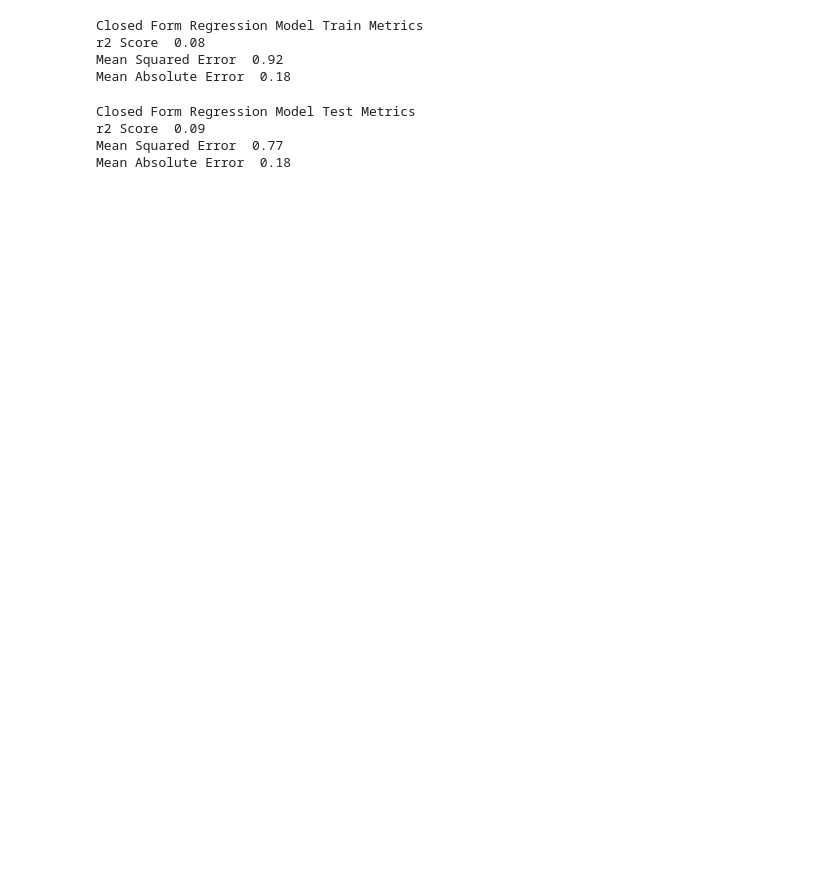
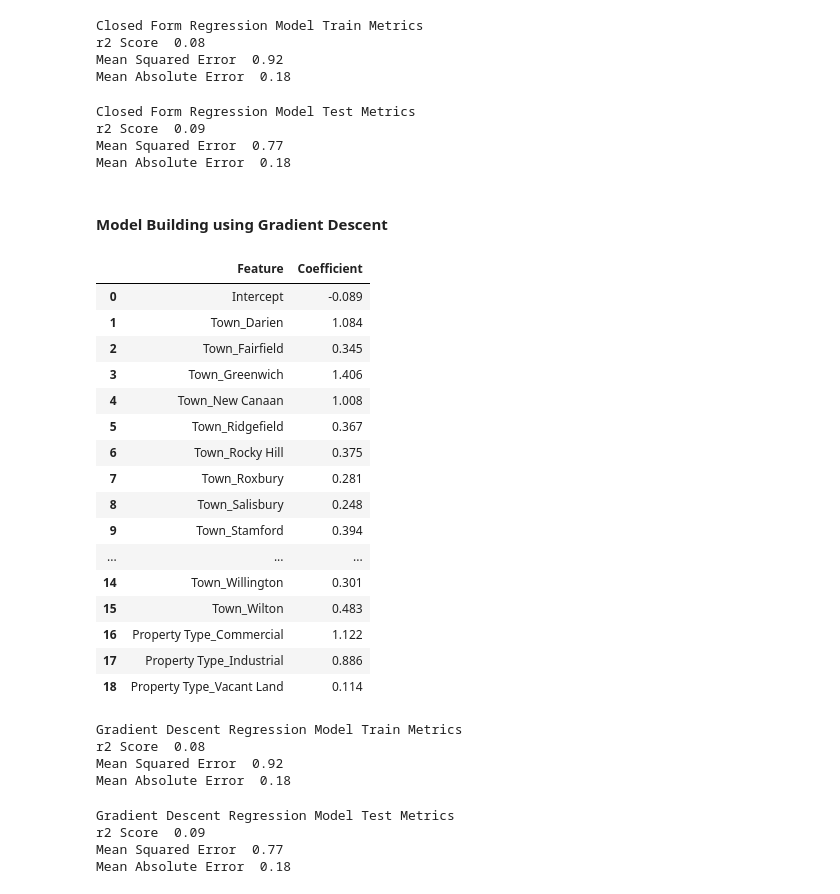
Before and after one commit to modelverseml/ml_linear_regression, a Jupyter notebook: linear_regression.ipynb, the cells around one changed output. Drawn from its saved outputs; the diff is of its cells as text; code cells hidden in the pictures; blank space fills up the shorter version.

```diff
--- a/linear_regression.ipynb
+++ b/linear_regression.ipynb
@@ -647,5 +623,54 @@ Closed Form Regression Model Test Metrics
 r2 Score  0.09
 Mean Squared Error  0.77
 Mean Absolute Error  0.18
+# %% [markdown]
+#### Model Building using Gradient Descent
+# %%
+## Gradient Descent
+
+import gradient_descent_model_building
+
+# reload the whole module
+importlib.reload(gradient_descent_model_building)
+
+from gradient_descent_model_building import GradientDescentRegressionModel
+
+gd_rm = GradientDescentRegressionModel(X_train[final_features],y_train)
+gd_rm.build_model()
+gd_rm.get_prameters()
+# %% [output]
+|  | Feature | Coefficient |
+| 0 | Intercept | -0.089 |
+| 1 | Town_Darien | 1.084 |
+| 2 | Town_Fairfield | 0.345 |
+| 3 | Town_Greenwich | 1.406 |
+| 4 | Town_New Canaan | 1.008 |
+| 5 | Town_Ridgefield | 0.367 |
+| 6 | Town_Rocky Hill | 0.375 |
+| 7 | Town_Roxbury | 0.281 |
+| 8 | Town_Salisbury | 0.248 |
+| 9 | Town_Stamford | 0.394 |
+| ... | ... | ... |
+| 14 | Town_Willington | 0.301 |
+| 15 | Town_Wilton | 0.483 |
+| 16 | Property Type_Commercial | 1.122 |
+| 17 | Property Type_Industrial | 0.886 |
+| 18 | Property Type_Vacant Land | 0.114 |
 # %%
-# metrics.plot_residuals()
+gd_rm_train_metrics = RegressionMetrics(y_train,gd_rm.predict(X_train[final_features]))
+print('Gradient Descent Regression Model Train Metrics')
+gd_rm_train_metrics.get_metrics()
+# %% [output]
+Gradient Descent Regression Model Train Metrics
+r2 Score  0.08
+Mean Squared Error  0.92
+Mean Absolute Error  0.18
+# %%
+gd_rm_test_metrics = RegressionMetrics(y_test,gd_rm.predict(X_test[final_features]))
+print('Gradient Descent Regression Model Test Metrics')
+gd_rm_test_metrics.get_metrics()
+# %% [output]
+Gradient Descent Regression Model Test Metrics
+r2 Score  0.09
+Mean Squared Error  0.77
+Mean Absolute Error  0.18
```
Also changed, not shown: parts of 7 cells of this notebook, 2 other files.
